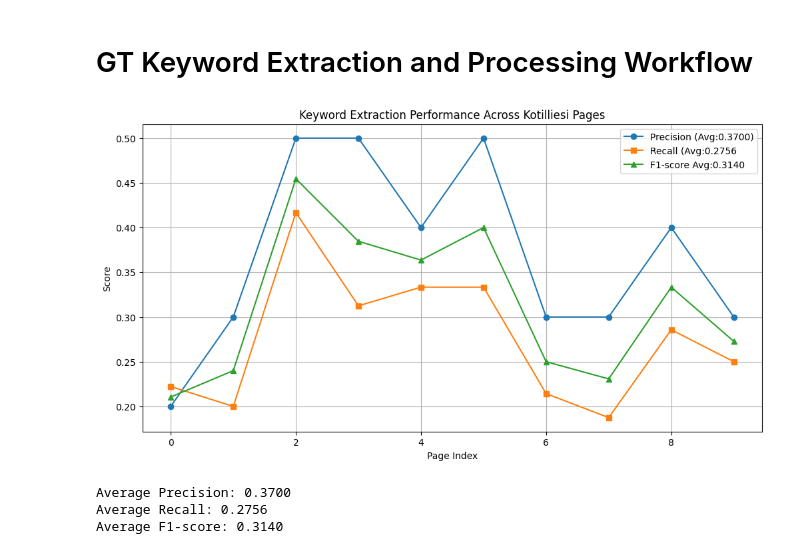
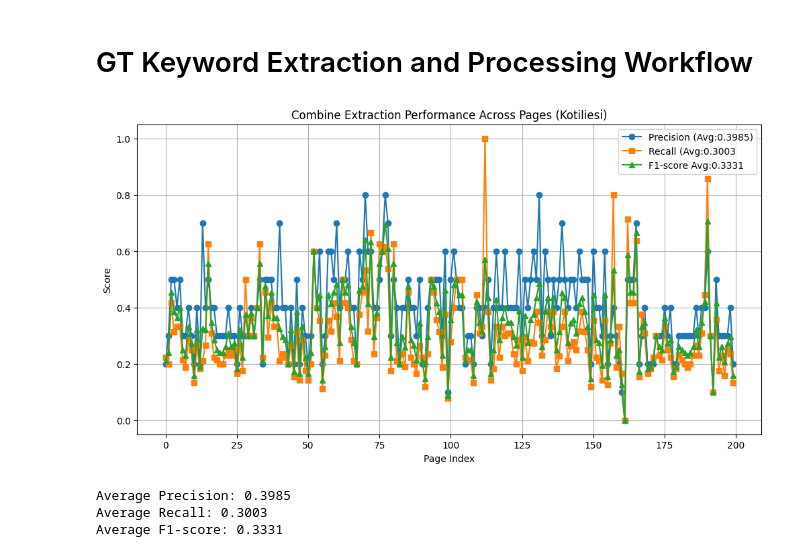
Before and after one commit to Muditha-Kumara/dataAnalytics, a Jupyter notebook: coustom/Kotiliesi/Drand_kotiliesi_extraction.ipynb, the cells around one changed output. Saved outputs shown, nothing was run; the diff lists cells and outputs as text; code cells hidden in the pictures.

```diff
--- a/coustom/Kotiliesi/Drand_kotiliesi_extraction.ipynb
+++ b/coustom/Kotiliesi/Drand_kotiliesi_extraction.ipynb
@@ -7,7 +7,7 @@ dataset_name = "kotiliesi"
 # url = "ULR.txt"
 dataset_language = "finnish"
 base_url = f"https://cs.uef.fi/~himat/WebRank/dataset_12/dataset_12/{dataset_name}"
-num_pages = 10
+num_pages = 200
 
 # Stemming, Compound Analysis, and Stopword Libraries
 from nltk.stem.snowball import SnowballStemmer
@@ -154,35 +154,35 @@ for i in range(num_pages):
     gt_keywords_set = set(processed_gt_keywords)
 
     # Calculate metrics
     true_positives = len(extracted_keywords & gt_keywords_set)
     precision = true_positives / len(extracted_keywords) if len(extracted_keywords) > 0 else 0
     recall = true_positives / len(gt_keywords_set) if len(gt_keywords_set) > 0 else 0
     f1_score = 2 * (precision * recall) / (precision + recall) if (precision + recall) > 0 else 0
 
     dataset_precisions.append(precision)
     dataset_recalls.append(recall)
     dataset_f1s.append(f1_score)
 
     # print(f"Page {i}: Precision={precision:.4f}, Recall={recall:.4f}, F1={f1_score:.4f}")
 
 # Visualize and compare performance
 plt.figure(figsize=(12, 6))
 plt.plot(dataset_precisions, label='Precision (Avg:{0:.4f})'.format(sum(dataset_precisions)/len(dataset_precisions)), marker='o')
 plt.plot(dataset_recalls, label='Recall (Avg:{0:.4f}'.format(sum(dataset_recalls)/len(dataset_recalls)), marker='s')
 plt.plot(dataset_f1s, label='F1-score Avg:{0:.4f}'.format(sum(dataset_f1s)/len(dataset_f1s)), marker='^')
 plt.xlabel('Page Index')
 plt.ylabel('Score')
-plt.title('Keyword Extraction Performance Across Kotilliesi Pages')
+plt.title("Combine Extraction Performance Across Pages (Kotiliesi)")
 plt.legend()
 plt.grid(True)
 plt.show()
 
 # Print average metrics
 print(f"\nAverage Precision: {sum(dataset_precisions)/len(dataset_precisions):.4f}")
 print(f"Average Recall: {sum(dataset_recalls)/len(dataset_recalls):.4f}")
 print(f"Average F1-score: {sum(dataset_f1s)/len(dataset_f1s):.4f}")
 # %% [output]
-[figure, old version]
+[figure, new version]
-Average Precision: 0.3700
-Average Recall: 0.2756
-Average F1-score: 0.3140
+Average Precision: 0.3985
+Average Recall: 0.3003
+Average F1-score: 0.3331
```
Also changed, not shown: 14 other files.
